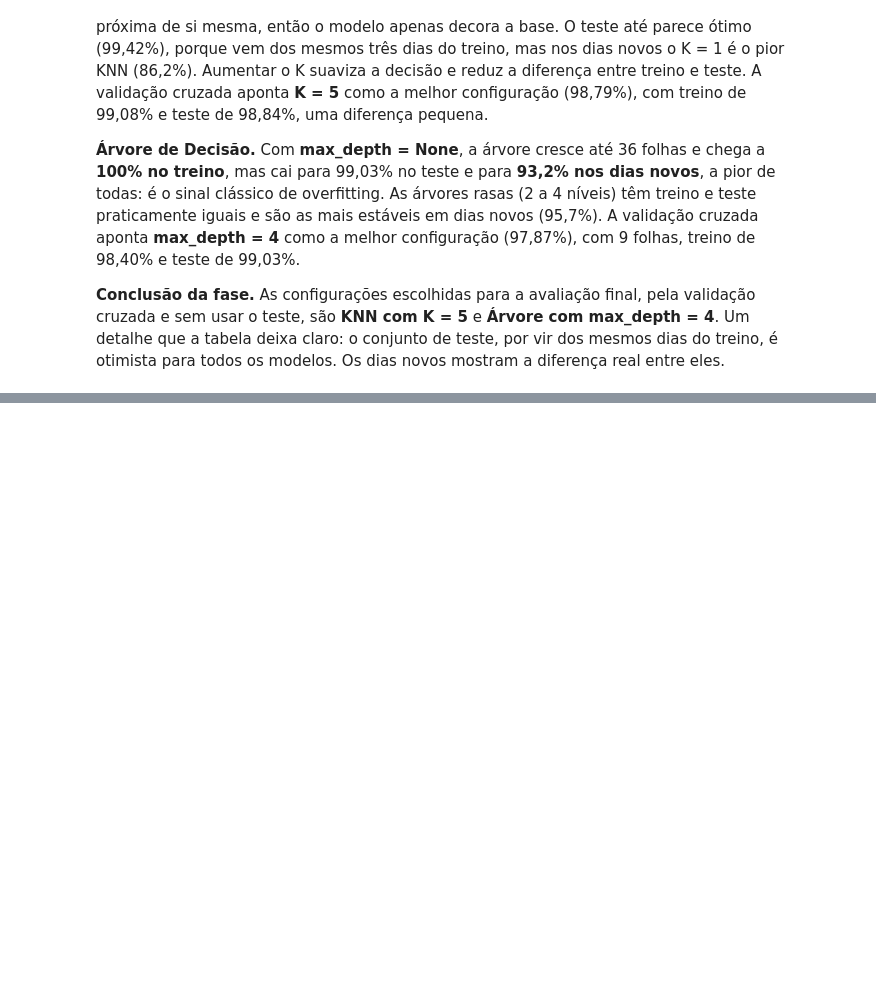
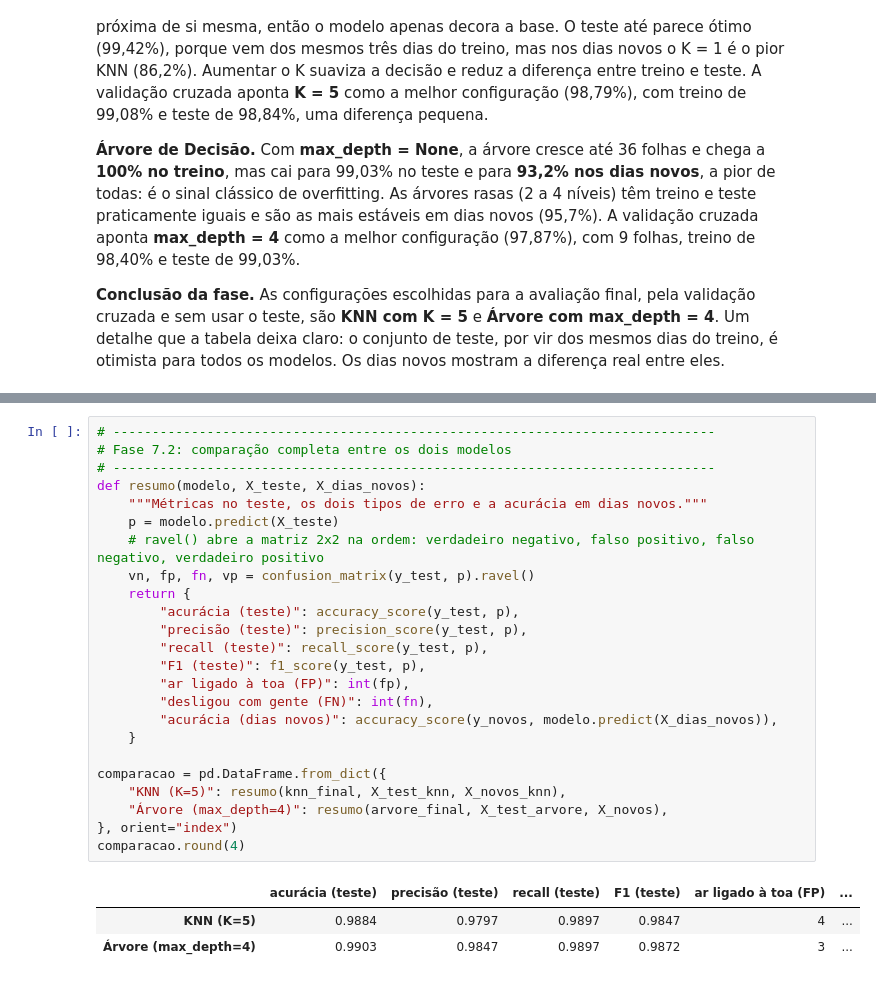
Before and after one commit to andersondiroza-dev/ocupacao-ia-pipeline, a Jupyter notebook: pipeline_ocupacao.ipynb, the cells around one changed output, grey strips where cells are left out. Cells and saved outputs as stored; diff of their text form; blank space fills up the shorter version.

```diff
--- a/pipeline_ocupacao.ipynb
+++ b/pipeline_ocupacao.ipynb
@@ -764,0 +786,28 @@ plt.show()
+# %%
+# -----------------------------------------------------------------------------
+# Fase 7.2: comparação completa entre os dois modelos
+# -----------------------------------------------------------------------------
+def resumo(modelo, X_teste, X_dias_novos):
+    """Métricas no teste, os dois tipos de erro e a acurácia em dias novos."""
+    p = modelo.predict(X_teste)
+    # ravel() abre a matriz 2x2 na ordem: verdadeiro negativo, falso positivo, falso negativo, verdadeiro positivo
+    vn, fp, fn, vp = confusion_matrix(y_test, p).ravel()
+    return {
+        "acurácia (teste)": accuracy_score(y_test, p),
+        "precisão (teste)": precision_score(y_test, p),
+        "recall (teste)": recall_score(y_test, p),
+        "F1 (teste)": f1_score(y_test, p),
+        "ar ligado à toa (FP)": int(fp),
+        "desligou com gente (FN)": int(fn),
+        "acurácia (dias novos)": accuracy_score(y_novos, modelo.predict(X_dias_novos)),
+    }
+
+comparacao = pd.DataFrame.from_dict({
+    "KNN (K=5)": resumo(knn_final, X_test_knn, X_novos_knn),
+    "Árvore (max_depth=4)": resumo(arvore_final, X_test_arvore, X_novos),
+}, orient="index")
+comparacao.round(4)
+# %% [output]
+|  | acurácia (teste) | precisão (teste) | recall (teste) | F1 (teste) | ar ligado à toa (FP) | ... |
+| KNN (K=5) | 0.9884 | 0.9797 | 0.9897 | 0.9847 | 4 | ... |
+| Árvore (max_depth=4) | 0.9903 | 0.9847 | 0.9897 | 0.9872 | 3 | ... |
```
Also changed, not shown: parts of 6 cells of this notebook.
